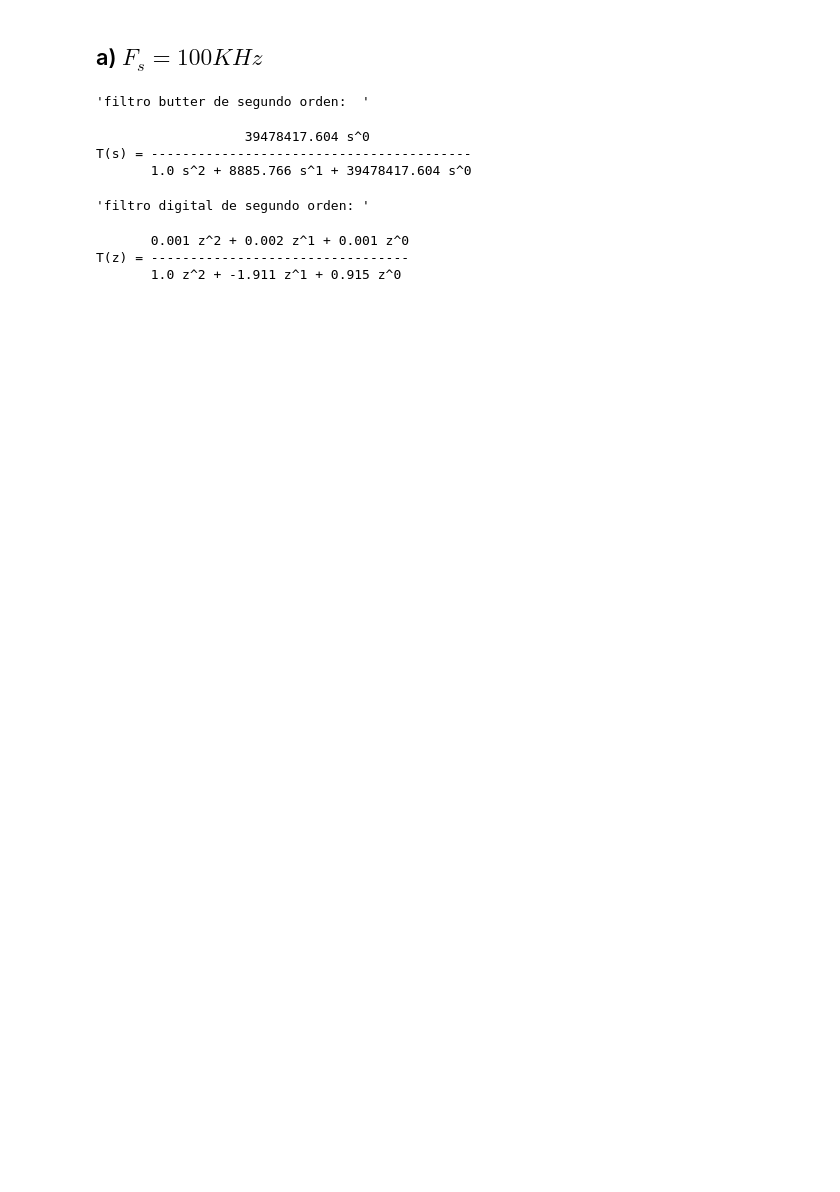
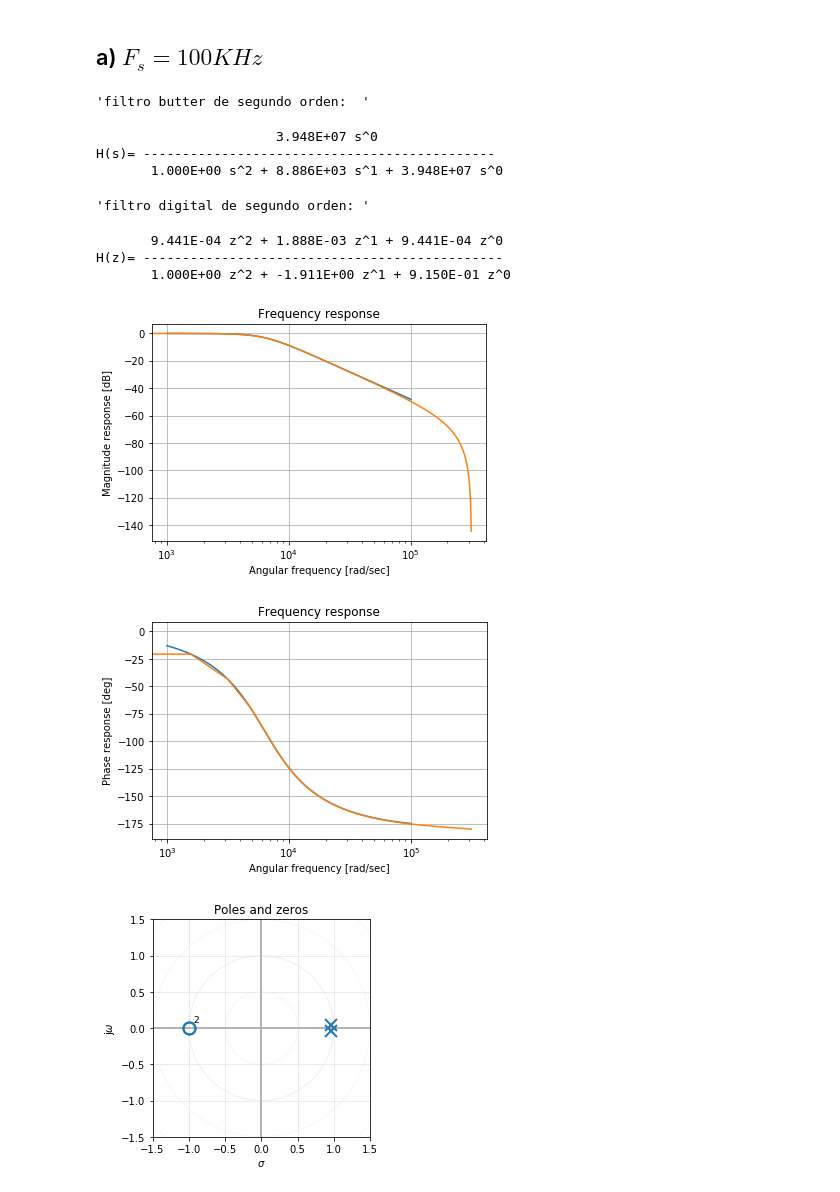
Before and after one commit to AnzeMendoza/UTN, a Jupyter notebook: TeoriaDeCircuitosII/TP4/TP4_eje2.ipynb, the cells around one changed output. Drawn from its saved outputs; the diff is of its cells as text; code cells hidden in the pictures; blank space fills up the shorter version.

```diff
--- a/TeoriaDeCircuitosII/TP4/TP4_eje2.ipynb
+++ b/TeoriaDeCircuitosII/TP4/TP4_eje2.ipynb
@@ -16,25 +16,28 @@ from splane import pzmap, grpDelay, bodePlot, convert2SOS, pretty, epsilonButter
 # %%
 #%matplotlib qt5
 f_s = 100e3
 f_c = 1e3
 num, den = sig.butter(2, 2*np.pi*f_c, 'low', analog=True)
 H_s = sig.TransferFunction(num, den)
 display('filtro butter de segundo orden:  ')
 pretty(H_s)
 H_z_d = sig.bilinear(H_s.num, H_s.den, f_s)
 H_z = sig.TransferFunction(H_z_d[0],H_z_d[1],dt=1/f_s)
 display( 'filtro digital de segundo orden: ')
 pretty(H_z,'z')
-#bodePlot(H_s) #analogico
-#bodePlot(H_z) #digital
-#pzmap(H_z)
+bodePlot(H_s) #analogico
+bodePlot(H_z) #digit
+pzmap(H_z)
 # %% [output]
 'filtro butter de segundo orden:  '
-                   39478417.604 s^0
-T(s) = -----------------------------------------
-       1.0 s^2 + 8885.766 s^1 + 39478417.604 s^0
+                       3.948E+07 s^0
+H(s)= ---------------------------------------------
+       1.000E+00 s^2 + 8.886E+03 s^1 + 3.948E+07 s^0
 'filtro digital de segundo orden: '
-       0.001 z^2 + 0.002 z^1 + 0.001 z^0
-T(z) = ---------------------------------
-       1.0 z^2 + -1.911 z^1 + 0.915 z^0
+       9.441E-04 z^2 + 1.888E-03 z^1 + 9.441E-04 z^0
+H(z)= ----------------------------------------------
+       1.000E+00 z^2 + -1.911E+00 z^1 + 9.150E-01 z^0
+[figure, added]
+[figure, added]
+[figure, added]
 # %% [markdown]
```
Also changed, not shown: parts of 6 cells of this notebook, 1 other file.
